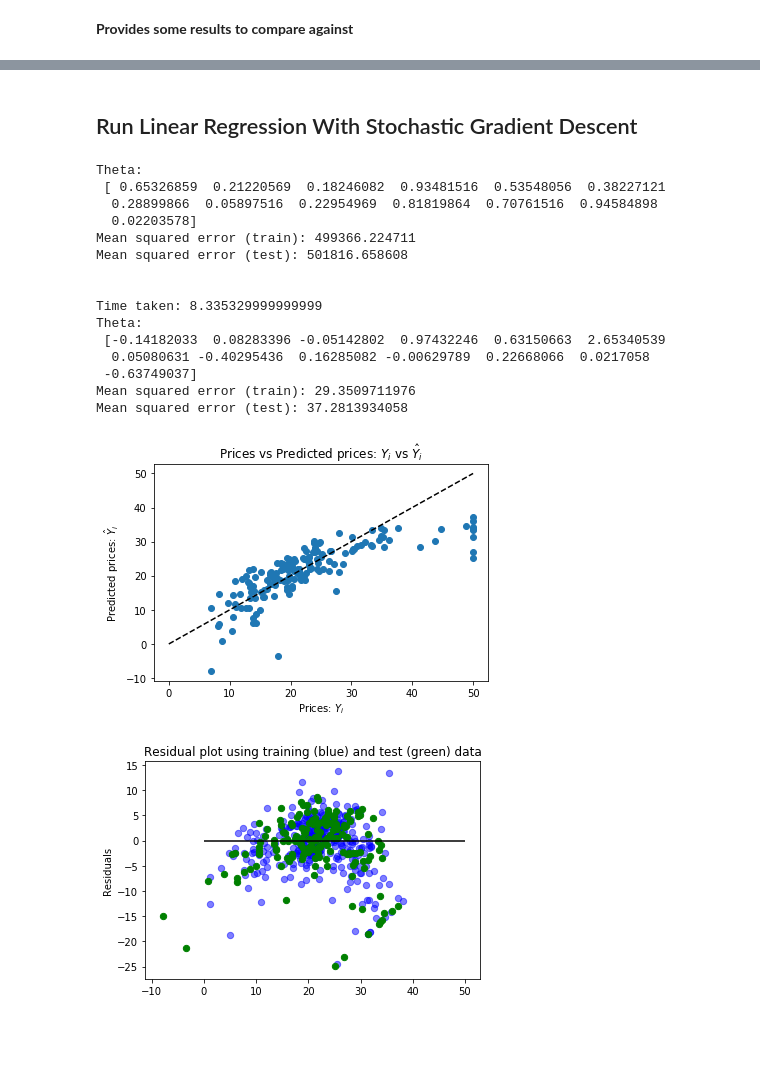
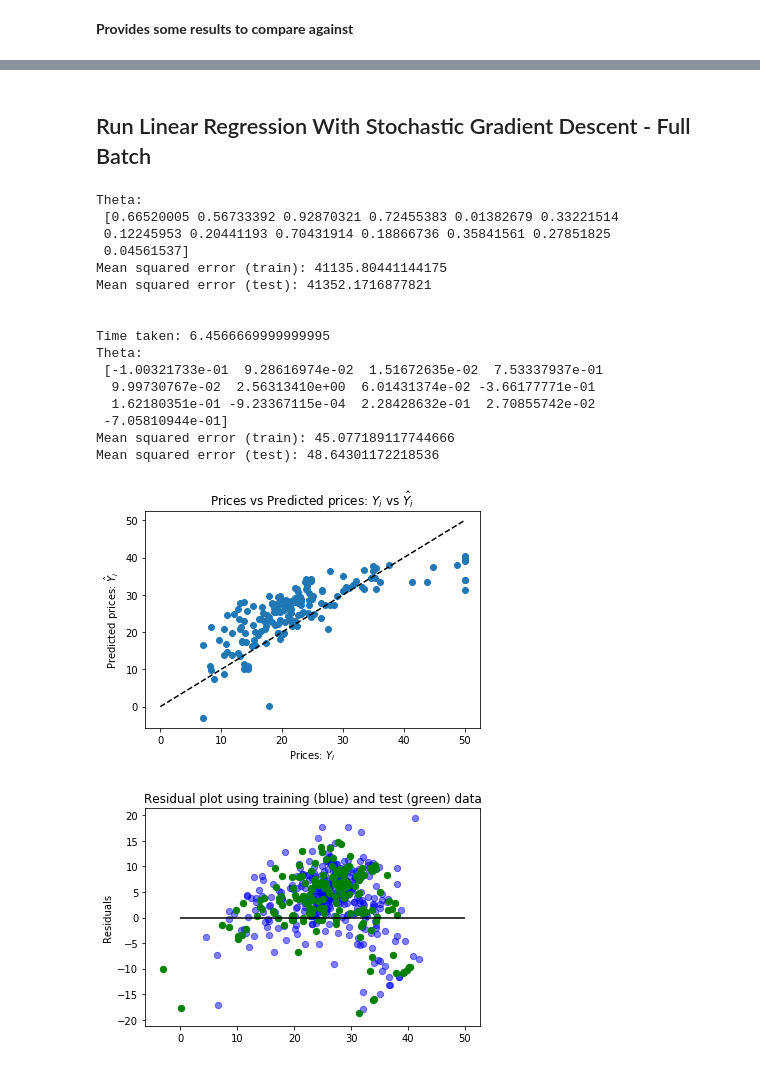
Before and after one commit to spiritedtechie/boston-house-prices-prediction, a Jupyter notebook: Boston House Prices - Linear Regression.ipynb, the cells around one changed output, grey strips where cells are left out. Saved outputs shown, nothing was run; the diff lists cells and outputs as text; code cells hidden in the pictures; blank space fills up the shorter version.

```diff
--- a/Boston House Prices - Linear Regression.ipynb
+++ b/Boston House Prices - Linear Regression.ipynb
@@ -277,36 +305,37 @@ Mean squared error (test): 34.8415491324
 # %% [markdown]
-## Run Linear Regression With Stochastic Gradient Descent
+## Run Linear Regression With Stochastic Gradient Descent - Full Batch
 # %%
 debug = False
 num_of_iterations = 3000
 alpha = 0.00001 # learning rate
 
 initial_theta = np.random.rand((X.shape[1]))
 calculate_cost_of_theta(X_train, y_train, X_test, y_test, initial_theta)
 
 print('\n')
 
-optimised_theta = run_timed(lambda: gradient_descent_stochastic(X_train, y_train, initial_theta, alpha, num_of_iterations))
+optimised_theta = run_timed(lambda: gradient_descent_stochastic_full_batch(X_train, y_train, initial_theta, alpha, num_of_iterations))
 calculate_cost_of_theta(X_train, y_train, X_test, y_test, optimised_theta)
 
 y_pred = X_test.dot(optimised_theta.T)
 plot_actual_over_predicted(y_test, y_pred)
 plot_residuals(X_train, y_train, X_test, y_test, optimised_theta)
 # %% [output]
 Theta:
- [ 0.65326859  0.21220569  0.18246082  0.93481516  0.53548056  0.38227121
-  0.28899866  0.05897516  0.22954969  0.81819864  0.70761516  0.94584898
-  0.02203578]
-Mean squared error (train): 499366.224711
-Mean squared error (test): 501816.658608
+ [0.66520005 0.56733392 0.92870321 0.72455383 0.01382679 0.33221514
+ 0.12245953 0.20441193 0.70431914 0.18866736 0.35841561 0.27851825
+ 0.04561537]
+Mean squared error (train): 41135.80441144175
+Mean squared error (test): 41352.1716877821
 
 
-Time taken: 8.335329999999999
+Time taken: 6.4566669999999995
 Theta:
- [-0.14182033  0.08283396 -0.05142802  0.97432246  0.63150663  2.65340539
-  0.05080631 -0.40295436  0.16285082 -0.00629789  0.22668066  0.0217058
- -0.63749037]
-Mean squared error (train): 29.3509711976
-Mean squared error (test): 37.2813934058
+ [-1.00321733e-01  9.28616974e-02  1.51672635e-02  7.53337937e-01
+  9.99730767e-02  2.56313410e+00  6.01431374e-02 -3.66177771e-01
+  1.62180351e-01 -9.23367115e-04  2.28428632e-01  2.70855742e-02
+ -7.05810944e-01]
+Mean squared error (train): 45.077189117744666
+Mean squared error (test): 48.64301172218536
-[figure, old version]
+[figure, new version]
-[figure, old version]
+[figure, new version]
```
Also changed, not shown: parts of 13 cells of this notebook.
